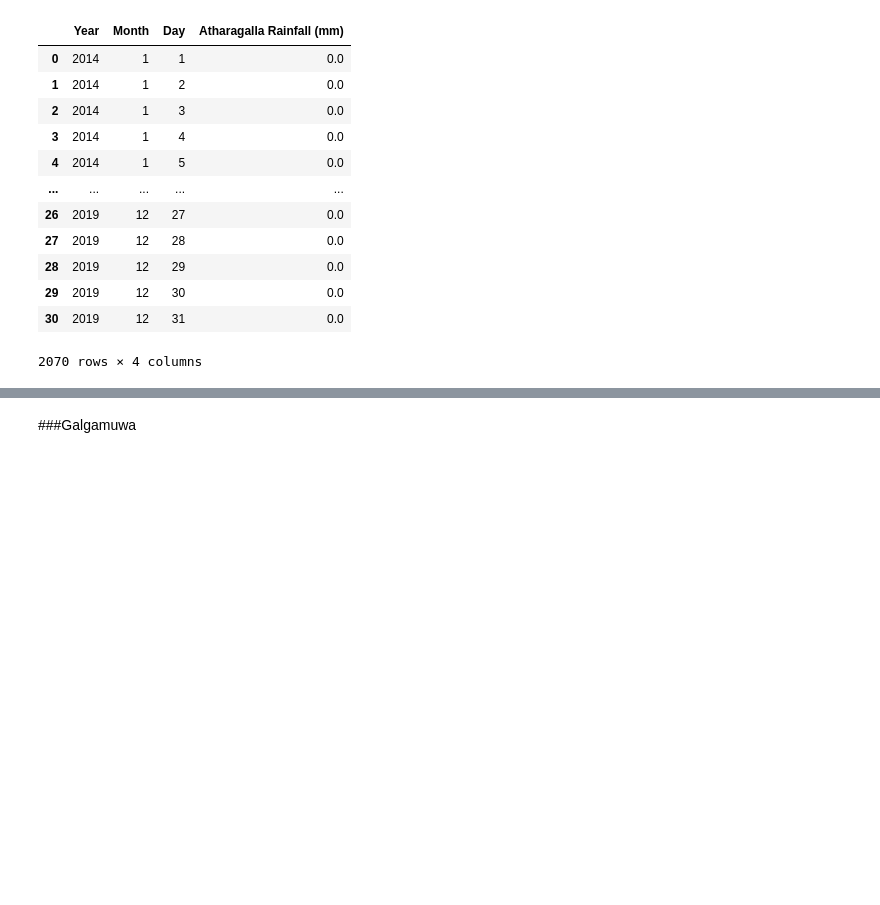
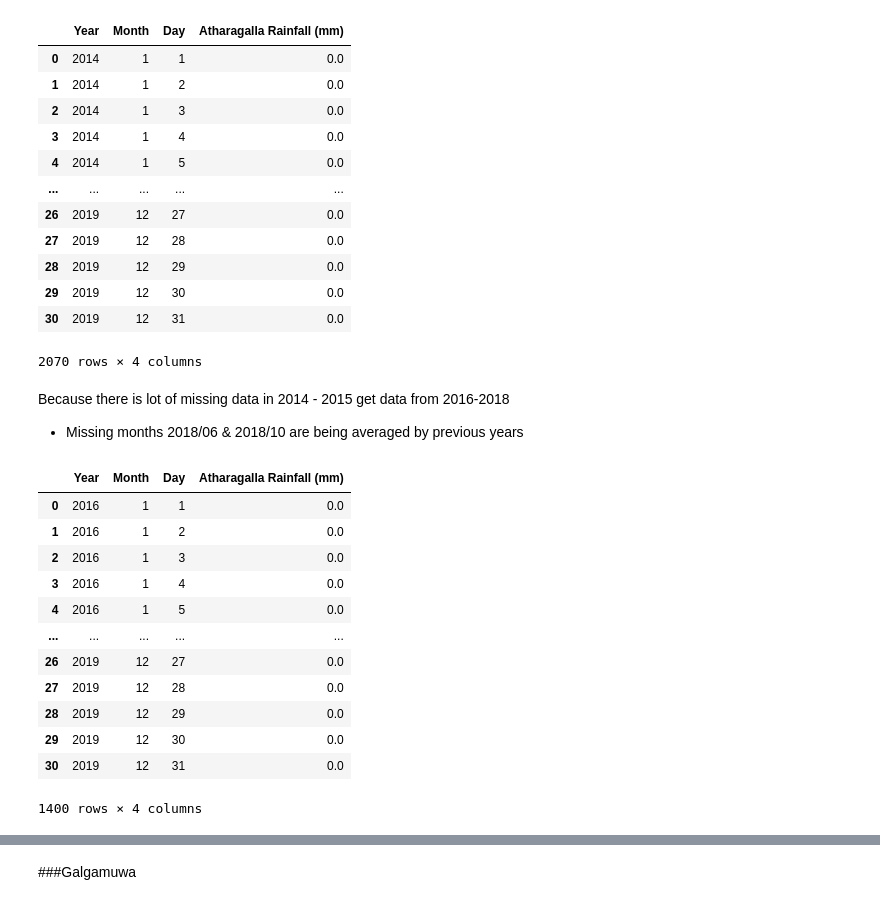
Before and after one commit to cepdnaclk/e17-6sp-Flood-Forecasting-System, a Jupyter notebook: ML/6SPdataSetPreProcess.ipynb, the cells around one changed output, grey strips where cells are left out. Drawn from its saved outputs; the diff is of its cells as text; code cells hidden in the pictures; blank space fills up the shorter version.

```diff
--- a/ML/6SPdataSetPreProcess.ipynb
+++ b/ML/6SPdataSetPreProcess.ipynb
@@ -735,0 +769,21 @@ resultX_atharagalla_14_19
+# %% [markdown]
+Because there is lot of missing data in 2014 - 2015 get data from 2016-2018
+- Missing months 2018/06 & 2018/10 are being averaged by previous years
+# %%
+# Get only the data from 2016 to 2019
+resultX_atharagalla_16_19 = resultX_atharagalla[resultX_atharagalla['Year']>=(2016)]
+resultX_atharagalla_16_19
+# %% [output]
+|  | Year | Month | Day | Atharagalla Rainfall (mm) |
+| 0 | 2016 | 1 | 1 | 0.0 |
+| 1 | 2016 | 1 | 2 | 0.0 |
+| 2 | 2016 | 1 | 3 | 0.0 |
+| 3 | 2016 | 1 | 4 | 0.0 |
+| 4 | 2016 | 1 | 5 | 0.0 |
+| ... | ... | ... | ... | ... |
+| 26 | 2019 | 12 | 27 | 0.0 |
+| 27 | 2019 | 12 | 28 | 0.0 |
+| 28 | 2019 | 12 | 29 | 0.0 |
+| 29 | 2019 | 12 | 30 | 0.0 |
+| 30 | 2019 | 12 | 31 | 0.0 |
+1400 rows × 4 columns
```
Also changed, not shown: parts of 25 cells of this notebook.
